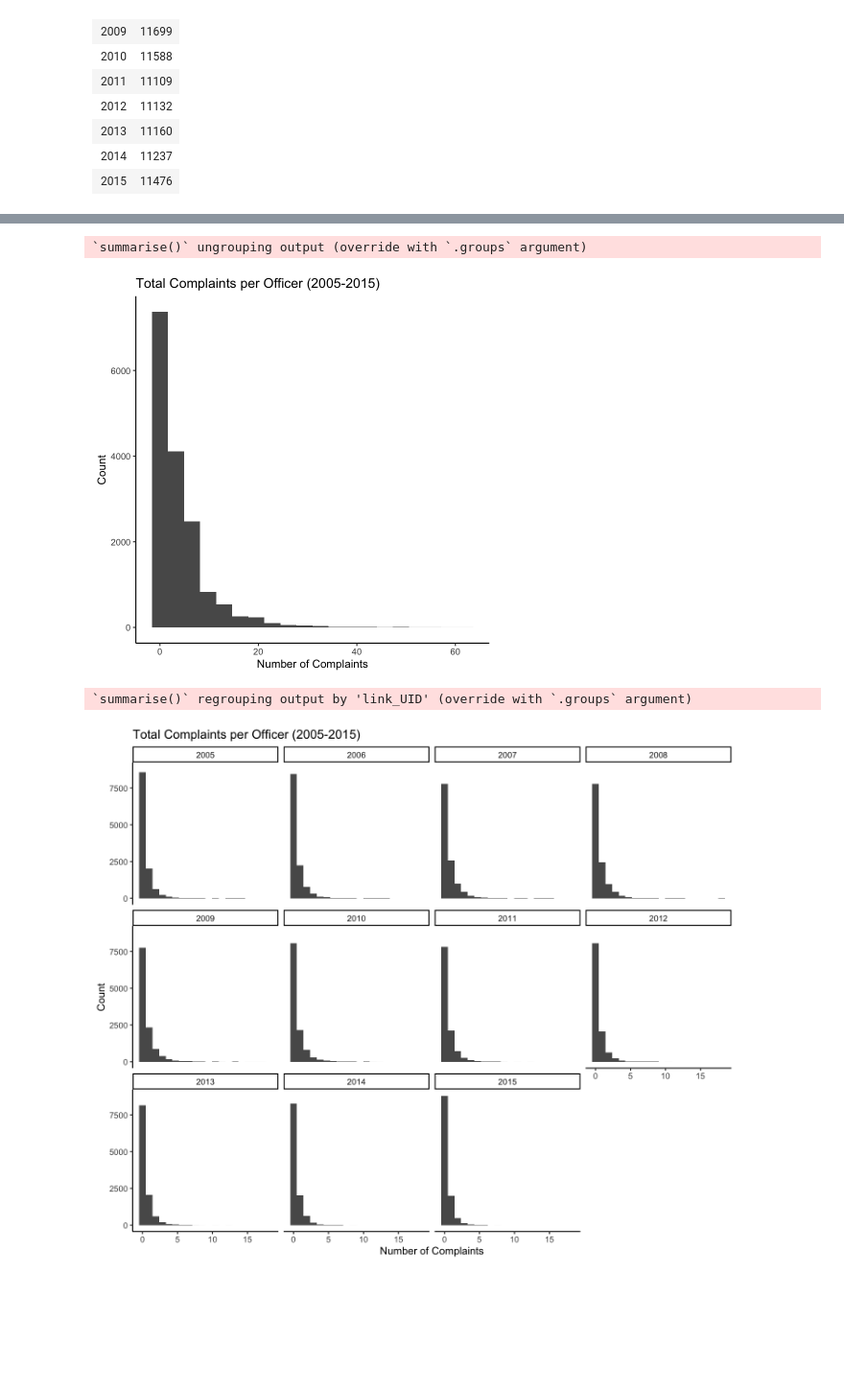
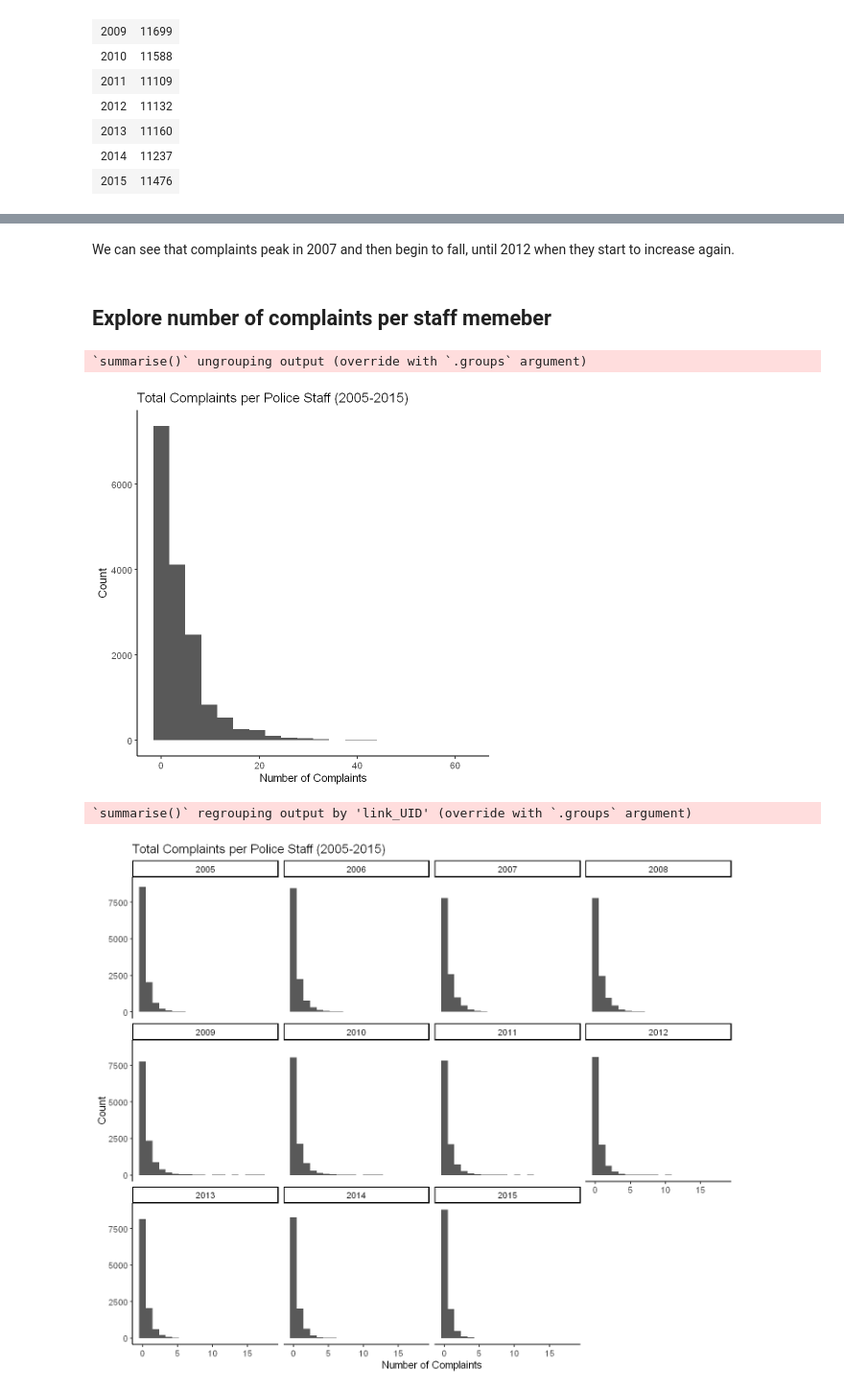
Before and after one commit to micahkwok/Group15, a Jupyter notebook: eda/EDA.ipynb, the cells around one changed output, grey strips where cells are left out. Shown at 96% size. Saved outputs shown, nothing was run; the diff lists cells and outputs as text; code cells hidden in the pictures; blank space fills up the shorter version.

```diff
--- a/eda/EDA.ipynb
+++ b/eda/EDA.ipynb
@@ -274,3 +167,7 @@ complaints_all_staff %>%
+# %% [markdown]
+We can see that complaints peak in 2007 and then begin to fall, until 2012 when they start to increase again.
+# %% [markdown]
+## Explore number of complaints per staff memeber
 # %%
 #Histogram of total complaints per officer - total complaints does not match because one complaint can be tied to multiple officers
 complaints_all_staff %>%
@@ -278,23 +175,23 @@ complaints_all_staff %>%
     summarize(n = sum(complaints_per_year)) %>%
     ggplot(aes(x = n)) +
     labs(x = "Number of Complaints", y = "Count") +
-    ggtitle("Total Complaints per Officer (2005-2015)") +
+    ggtitle("Total Complaints per Police Staff (2005-2015)") +
     geom_histogram(bins = 20)
 # %% [output]
 `summarise()` ungrouping output (override with `.groups` argument)
-[figure, old version]
+[figure, new version]
 # %%
 options(repr.plot.width=12, repr.plot.height=10)
 
 #Faceted per year histogram
 complaints_all_staff %>%
     group_by(link_UID, year) %>%
     summarize(n = sum(complaints_per_year)) %>%
     ggplot(aes(x = n)) +
     labs(x = "Number of Complaints", y = "Count") +
-    ggtitle("Total Complaints per Officer (2005-2015)") +
+    ggtitle("Total Complaints per Police Staff (2005-2015)") +
     geom_histogram(bins = 20) +
     facet_wrap(~year, nrow=3)
 # %% [output]
 `summarise()` regrouping output by 'link_UID' (override with `.groups` argument)
-[figure, old version]
+[figure, new version]
```
Also changed, not shown: parts of 37 cells of this notebook.
